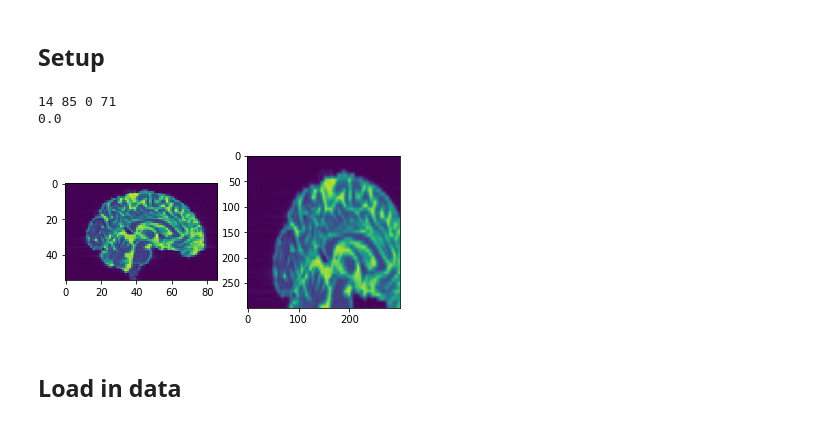
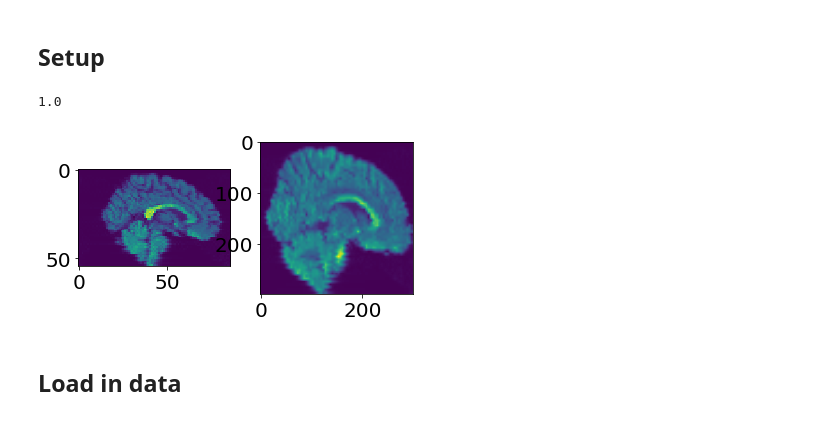
Before and after one commit to marksgraham/deep-qc, a Jupyter notebook: code/fit_cnn.ipynb, the cells around one changed output. Saved outputs shown, nothing was run; the diff lists cells and outputs as text; code cells hidden in the pictures.

```diff
--- a/code/fit_cnn.ipynb
+++ b/code/fit_cnn.ipynb
@@ -160,16 +160,15 @@ def preprocess_data_planar(X,target_height=299,target_width=299,is_training=Fals
 
                 x1 = x0 + crop_width
                 y1 = y0 + crop_height
-                print(x0,x1,y0,y1)
             else:
                 x0=0;y0=0;x1=width;y1=height
             for j in range(3):
                 if (j == 0):
-                    X_preprocessed[i,:,:,j] = imresize(pad_image(vol[slices_new[j],y0:y1, x0:x1],pad_max),(target_width,target_height))
+                    X_preprocessed[i,:,:,j] = imresize(pad_image(vol[slices_new[j],x0:x1, y0:y1],pad_max),(target_width,target_height))
                 if (j == 1):
-                    X_preprocessed[i,:,:,j] = imresize(pad_image(vol[slices_new[j],y0:y1, x0:x1],pad_max),(target_width,target_height))
+                    X_preprocessed[i,:,:,j] = imresize(pad_image(vol[slices_new[j],x0:x1, y0:y1],pad_max),(target_width,target_height))
                 if (j == 2):
-                    X_preprocessed[i,:,:,j] = imresize(pad_image(vol[slices_new[j],y0:y1, x0:x1],pad_max),(target_width,target_height))
+                    X_preprocessed[i,:,:,j] = imresize(pad_image(vol[slices_new[j],x0:x1, y0:y1],pad_max),(target_width,target_height))
 
     else:
         pad_max = np.max(X.shape[2:]) #Always pad for testing
@@ -188,18 +187,17 @@ def preprocess_data_planar(X,target_height=299,target_width=299,is_training=Fals
     X_preprocessed *= 2.
     return X_preprocessed
 # %%
-im =0
+im =1
 plt.subplot(1,2,1)
 plt.imshow(np.rot90(X_train[im,36,:,:]));
-X_train_preprocessed = preprocess_data_planar(X_train[0:1,:,:,:],is_training=True,sample_more_slices=False,\
+X_train_preprocessed = preprocess_data_planar(X_train[0:5,:,:,:],is_training=True,sample_more_slices=True,\
                                               pad_images=False,crop_image=True)
 plt.subplot(1,2,2)
 plt.imshow(np.rot90(X_train_preprocessed[im,:,:,0])); plt.clim(-1,1)
 print(y_train[im])
 # %% [output]
-14 85 0 71
-0.0
+1.0
-[figure, old version]
+[figure, new version]
 # %% [markdown]
 ## Load in data
 # %%
```
Also changed, not shown: parts of 11 cells of this notebook.
